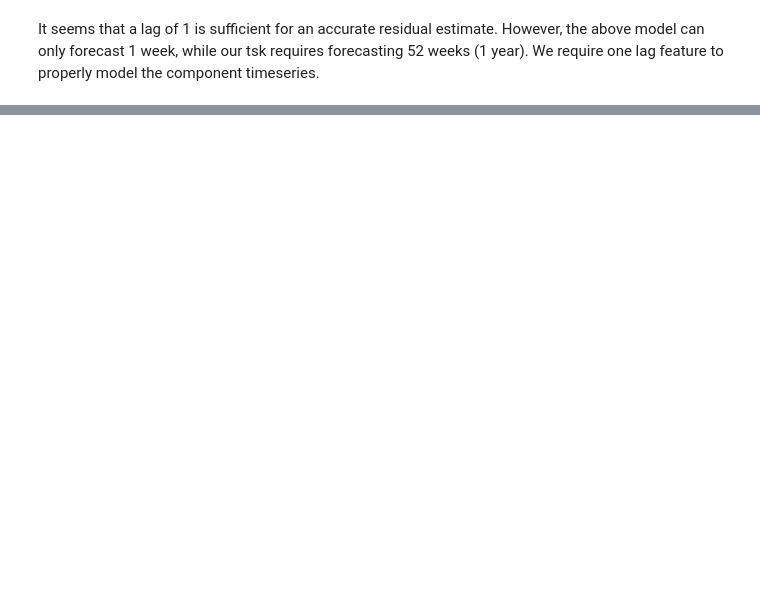
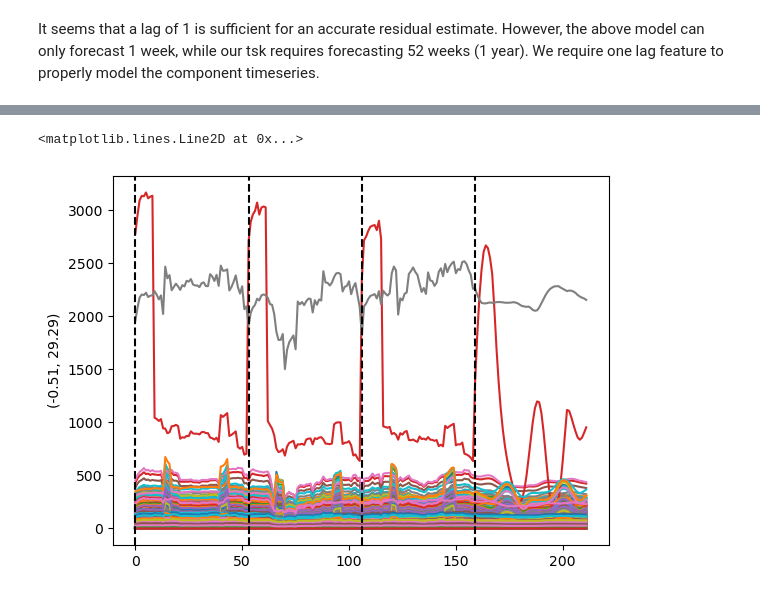
Before and after one commit to Ani-Sako/pss3e20-predicting-c02-emissions, a Jupyter notebook: modelling-co2-emissions.ipynb, the cells around one changed output, grey strips where cells are left out. Drawn from its saved outputs; the diff is of its cells as text; code cells hidden in the pictures; blank space fills up the shorter version.

```diff
--- a/modelling-co2-emissions.ipynb
+++ b/modelling-co2-emissions.ipynb
@@ -286,0 +356,19 @@ We analyze the partial autocorrelations of the 3 pca components.
+# %%
+df_forecasts = pca.inverse_transform(y_forecast)
+df_forecasts = pd.DataFrame(df_forecasts, columns=dfts.columns, index=y_forecast.index)
+df_forecasts['year'] = 2022
+df_forecasts['week_no'] = range(0,y_forecast.shape[0])
+df_forecasts=  df_forecasts.set_index(['year', 'week_no'])
+dfts_forecasts = pd.concat([dfts, df_forecasts])
+# %%
+for column in dfts_forecasts.columns:
+    sns.lineplot(x = np.arange(0,dfts_forecasts.shape[0]), y=dfts_forecasts[column])
+
+ax = plt.gca()
+ax.axvline(x=0, color = 'k', linestyle = '--')
+ax.axvline(x=53, color = 'k', linestyle = '--')
+ax.axvline(x=106, color = 'k', linestyle = '--')
+ax.axvline(x=159, color = 'k', linestyle = '--')
+# %% [output]
+<matplotlib.lines.Line2D at 0x...>
+[figure, added]
```
Also changed, not shown: parts of 21 cells of this notebook.
